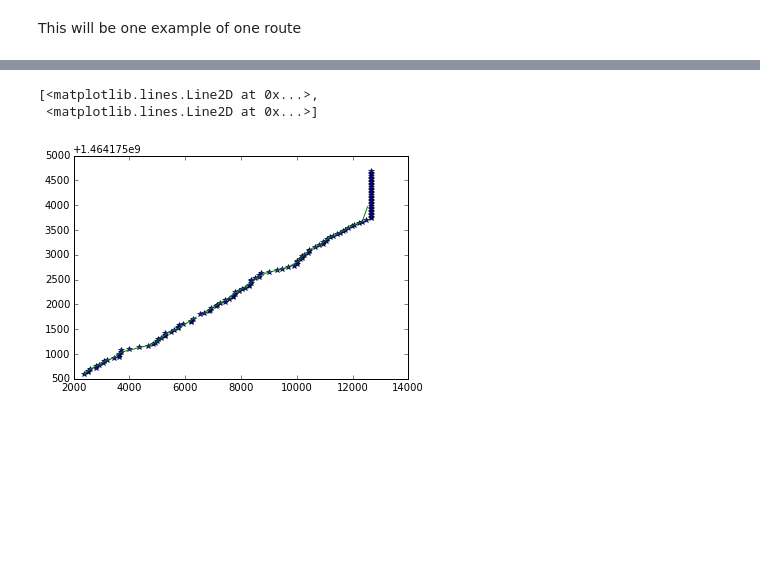
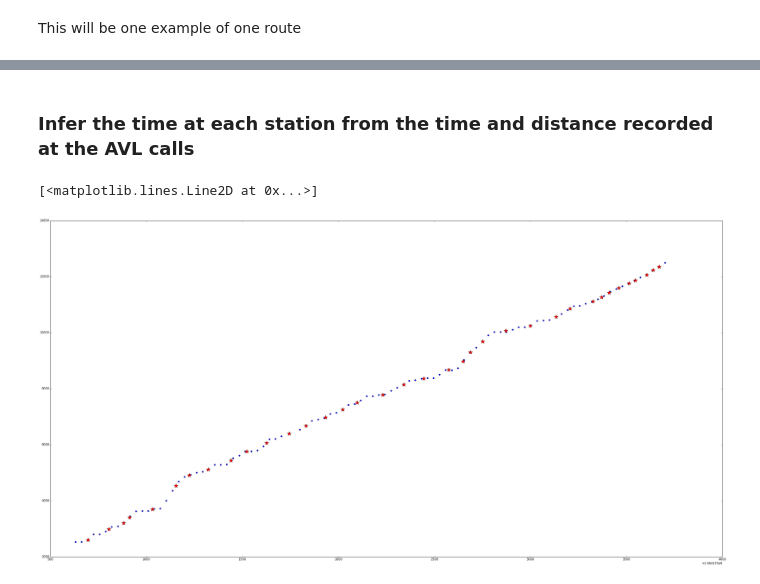
Before and after one commit to sarangof/Bus-Capstone, a Jupyter notebook: interpolation_Experiments.ipynb, the cells around one changed output, grey strips where cells are left out. Cells and saved outputs as stored; diff of their text form; code cells hidden in the pictures; blank space fills up the shorter version.

```diff
--- a/interpolation_Experiments.ipynb
+++ b/interpolation_Experiments.ipynb
@@ -62,6 +54,7 @@ See the the caveats in the documentation: http://pandas.pydata.org/pandas-docs/s
 # %% [markdown]
 This will be one example of one route
 # %%
+avl_data = avl_long
 avl_data.head()
 # %% [output]
 |  |  |  | Latitude | Longitude | TripPattern | MonitoredCallRef | EstCallArrival | ... |
@@ -87 +86,3 @@ plt.scatter(inter_stops.TimeStamp,inter_stops.DistAlongRoute)
+# %% [markdown]
+### Infer the time at each station from the time and distance recorded at the AVL calls
 # %%
@@ -95,11 +97,12 @@ from scipy import interpolate
 # %%
 x = inter_stops.DistAlongRoute
 y = inter_stops.TimeStamp
 f = interpolate.interp1d(x,y)
 xnew = distance_stops
 ynew = f(xnew)   # use interpolation function returned by `interp1d`
-plt.plot(x, y, '*', xnew, ynew, '-')
+plt.figure(figsize=(40,20))
+plt.plot(y,x, 'o',color='blue',markersize=5)
+plt.plot(ynew, xnew, '*',color='red',markersize=15)
 # %% [output]
-[<matplotlib.lines.Line2D at 0x...>,
- <matplotlib.lines.Line2D at 0x...>]
+[<matplotlib.lines.Line2D at 0x...>]
-[figure, old version]
+[figure, new version]
```
Also changed, not shown: parts of 17 cells of this notebook.
